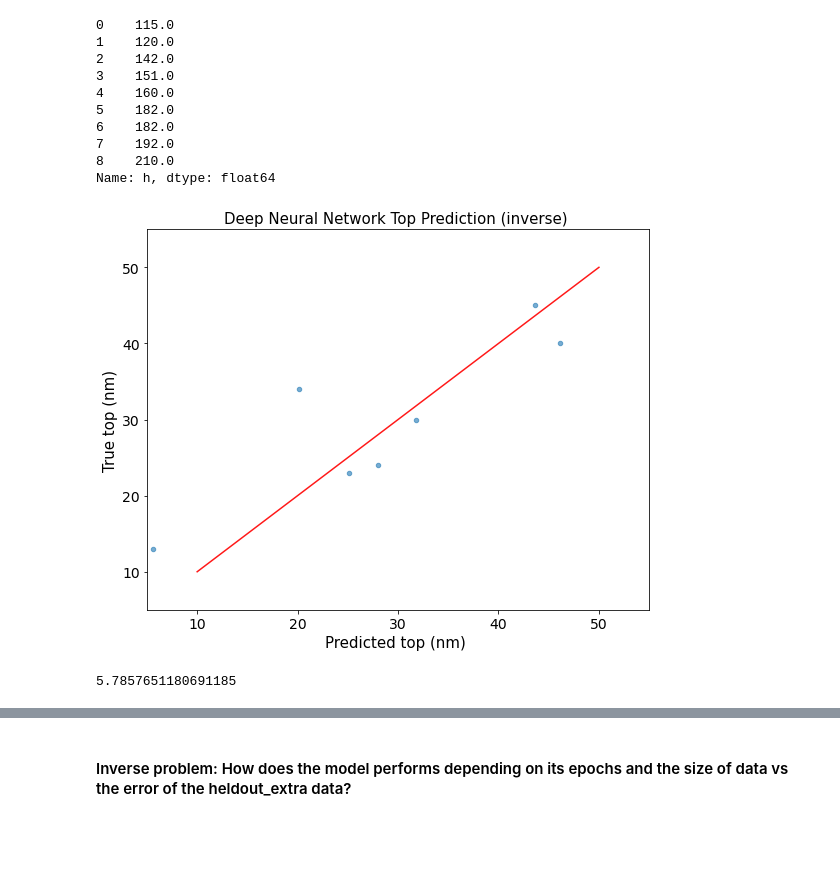
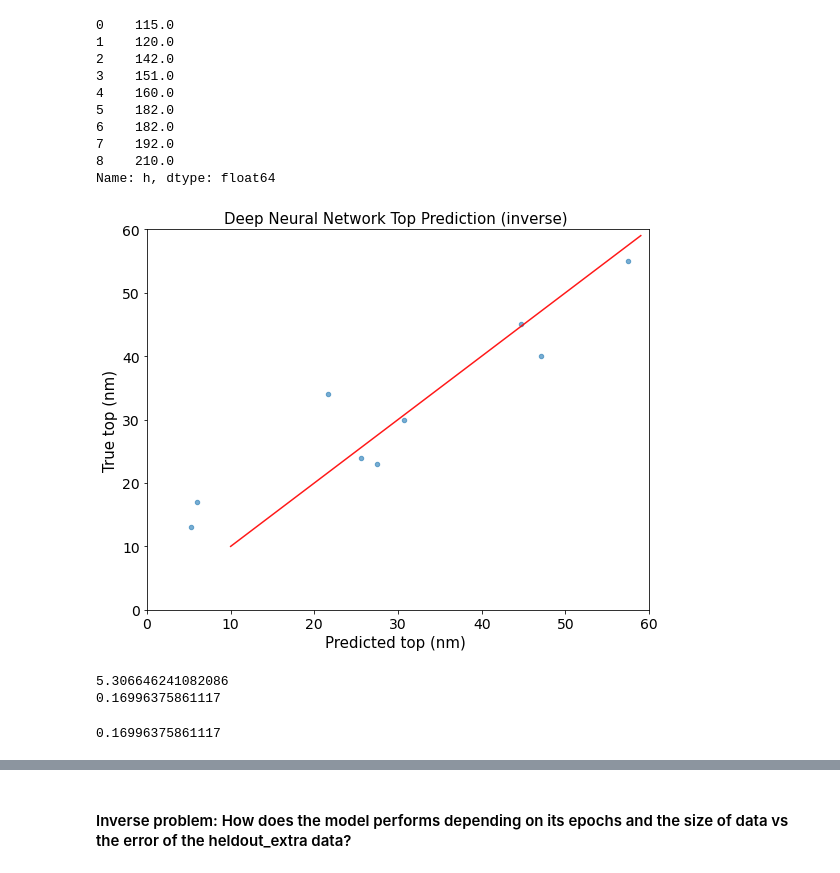
Before and after one commit to Nanometrisis/Nanomet_project_2021, a Jupyter notebook: Nanomet_processing_and_modeling.ipynb, the cells around one changed output, grey strips where cells are left out. Drawn from its saved outputs; the diff is of its cells as text; code cells hidden in the pictures; blank space fills up the shorter version.

```diff
--- a/Nanomet_processing_and_modeling.ipynb
+++ b/Nanomet_processing_and_modeling.ipynb
@@ -266,7 +266,7 @@ n_inputs, n_outputs = X_train.shape[1],1
 model_forward = get_model(n_inputs, n_outputs)
 
 # fit model
-model_forward.fit(X_train, y_train, verbose=0, epochs=1600)
+model_forward.fit(X_train, y_train, verbose=0, epochs=1700)
 
 # evaluate model on test set
 #mae = model.evaluate(X_train, y_train, verbose=0)
@@ -386,7 +399,7 @@ std_mae_list_train_set = []
 std_mae_list_test_set = []
 std_mae_list_val_set = []
 
-for epochs_num in range(100,2100,100):
+for epochs_num in range(100,1900,100):
     mae_list_train_set = []
     mae_list_test_set = []
     mae_list_val_set = []
@@ -1323,7 +1336,7 @@ plt.show()
 ### Testing model with data from additional runs (out of the feature gradings)
 # %%
 #read the data with pandas and convert to a dataframe
-df_test_out = pd.read_csv("data/Test model data/extra_10.txt", sep = " ",skiprows=1,header = None,delimiter=r"\s+",names = ['h','top','base','wavelength','Reflectance'])
+df_test_out = pd.read_csv("data/Test model data/extra_11.txt", sep = " ",skiprows=1,header = None,delimiter=r"\s+",names = ['h','top','base','wavelength','Reflectance'])
 # %%
 df_test_out
 # %% [output]
@@ -1398,0 +1392,17 @@ df_test_out
+# %%
+#read the data with pandas and convert to a dataframe
+#os.chdir("data/Test model data")
+
+frames = []
+for file in glob.glob("*.txt"):
+
+    df_test_out = pd.read_csv(file, sep = " ",skiprows=1,header = None,delimiter=r"\s+",names = ['h','top','base','wavelength','Reflectance'])
+    #convert to nanometers:
+    df_test_out['h'] = df_test_out['h']* 10**9
+    df_test_out['top'] = df_test_out['top']* 10**9
+    df_test_out['base'] = df_test_out['base']* 10**9
+    df_test_out['wavelength'] = df_test_out['wavelength']* 10**3
+    df_test_out['wavelength'] = df_test_out['wavelength']* 10**3
+    frames.append(df_test_out)
+
+extra_df = pd.concat(frames)
@@ -1493,22 +1506,28 @@ Name: h, dtype: float64
 # %%
 plt.figure(figsize=(9,7))
 plt.scatter(df_pred_inverse['top'],extra_df.reset_index()['top'],alpha=0.6,s=20)
-plt.plot([10, 50],[10, 50],'r',alpha=0.9)
+plt.plot([10,59],[10, 59],'r',alpha=0.9)
 plt.ylabel('True top (nm)',fontsize=15)
 plt.xlabel('Predicted top (nm) ',fontsize=15)
 plt.title('Deep Neural Network Top Prediction (inverse) ',fontsize=15)
 plt.xticks(fontsize=14)
 plt.yticks(fontsize=14)
 #set_xlim(left, right)
-plt.xlim([5, 55])
-plt.ylim([5, 55])
+plt.xlim([0, 60])
+plt.ylim([0, 60])
 
 plt.show()
 
-mean_absolute_error(df_pred_inverse['top'],extra_df.reset_index()['top'])
+print(mean_absolute_error(df_pred_inverse['top'],extra_df.reset_index()['top']))
+print(mean_absolute_error(df_pred_inverse['top'],extra_df.reset_index()['top'])/mean(extra_df.reset_index()['top']))
 # %% [output]
-[figure, old version]
+[figure, new version]
-5.7857651180691185
+5.306646241082086
+0.16996375861117
+# %%
+mean_absolute_error(df_pred_inverse['top'],extra_df.reset_index()['top'])/mean(extra_df.reset_index()['top'])
+# %% [output]
+0.16996375861117
 # %%
 plt.figure(figsize=(9,7))
 plt.scatter(df_pred_inverse['base'],extra_df.reset_index()['base'],alpha=0.6,s=20)
```
Also changed, not shown: parts of 76 cells of this notebook, 2 other files.
